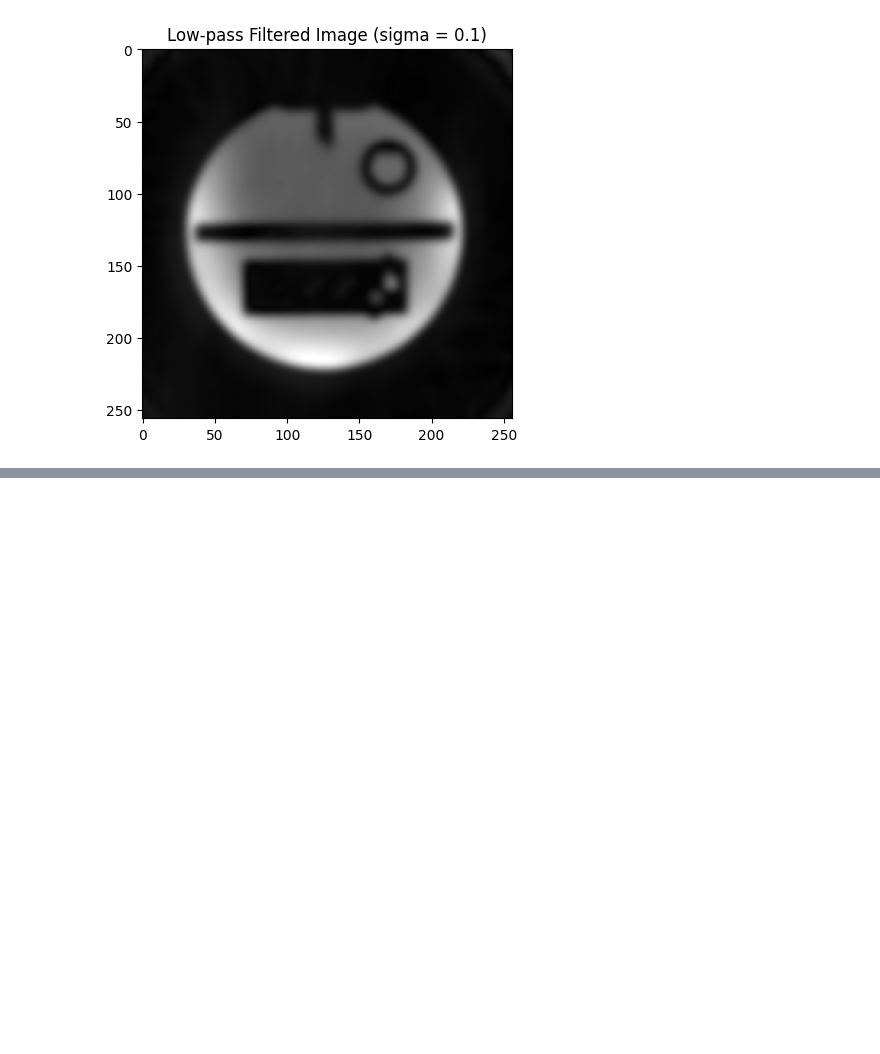
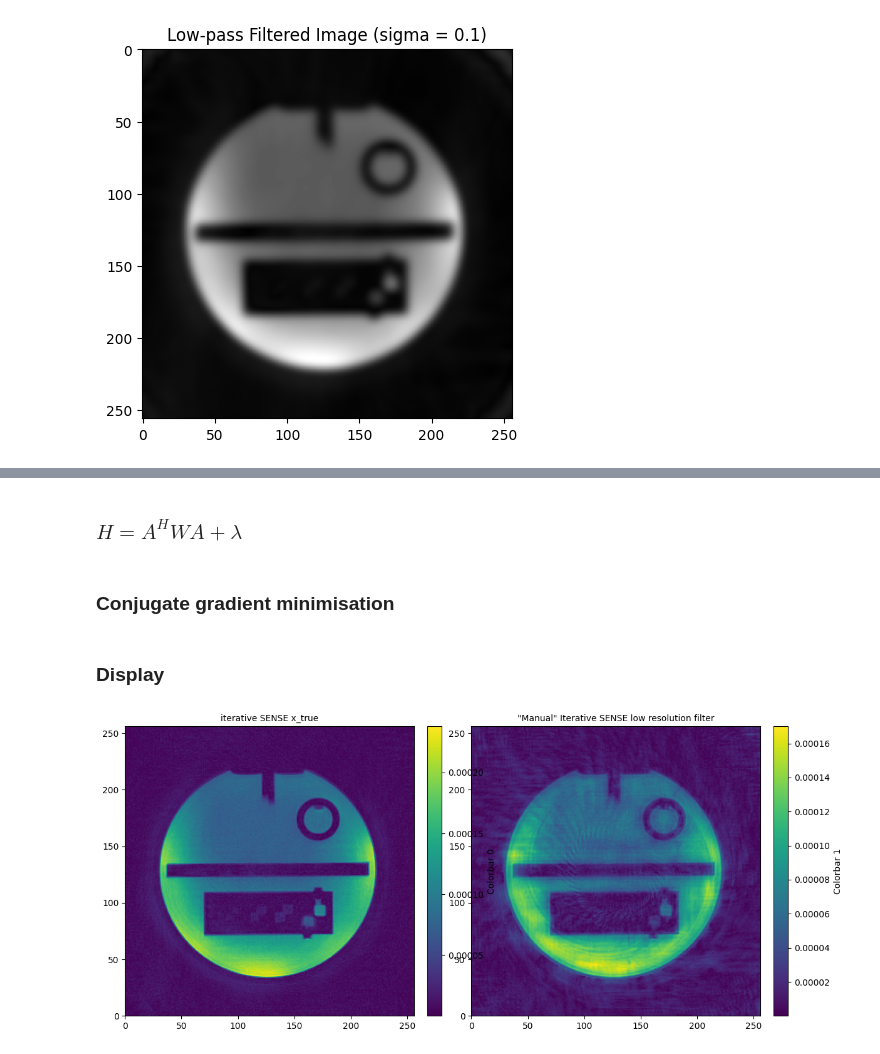
Before and after one commit to PTB-MR/mrpro, a Jupyter notebook: examples/iterative_sense_regularization.ipynb, the cells around one changed output, grey strips where cells are left out. Drawn from its saved outputs; the diff is of its cells as text; code cells hidden in the pictures; blank space fills up the shorter version.

```diff
--- a/examples/iterative_sense_regularization.ipynb
+++ b/examples/iterative_sense_regularization.ipynb
@@ -109,0 +154,3 @@ TypeError: Can't instantiate abstract class LambdaOp with abstract methods adjoi
+# %%
+# Calculate dcf using the trajectory
+dcf_operator = mrpro.data.DcfData.from_traj_voronoi(kdata_simulated_object_us.traj).as_operator()
@@ -109,0 +194,42 @@ TypeError: Can't instantiate abstract class LambdaOp with abstract methods adjoi
+# %%
+# Unpack the tuple and perform the subtraction
+acquisition_operator_result = acquisition_operator.H(dcf_operator(kdata_simulated_object_us.data)[0])[0]
+
+right_hand_side_low_res_filt= acquisition_operator_result + lamda * x_0_lowpass
+# %% [markdown]
+### $H = A^H W A + \lambda$
+# %%
+cg_operator_low_res_filt = acquisition_operator.H @ dcf_operator @ acquisition_operator + lambda_operator
+# %% [markdown]
+### Conjugate gradient minimisation
+# %%
+img_manual_low_res_filt = mrpro.algorithms.optimizers.cg(
+    cg_operator_low_res_filt, right_hand_side_low_res_filt, initial_value=right_hand_side_low_res_filt, max_iterations=4
+)
+# %% [markdown]
+### Display
+# %%
+# Display the reconstructed image with colorbars
+import matplotlib.pyplot as plt
+
+fig, ax = plt.subplots(1, 2, figsize=(12, 6))  # Increase the figure size
+cbar_width = 0.05  # Width of the colorbar
+spacing = 0.05  # Spacing between subplots
+
+# Adjust left and right margins to accommodate the colorbars
+plt.subplots_adjust(left=0.05, right=0.95, wspace=spacing, hspace=0.3)
+
+
+im0 = ax[0].imshow(torch.abs(x_true[0, 0, 0, :, :]), extent=[0, x_true.shape[-1], 0, x_true.shape[-2]])
+ax[0].set_title('iterative SENSE x_true', fontsize=10)
+cbar0 = fig.colorbar(im0, ax=ax[0], fraction=0.046, pad=0.04)
+cbar0.ax.set_ylabel('Colorbar 0')
+
+im1 = ax[1].imshow(torch.abs(img_manual_low_res_filt[0, 0, 0, :, :]), extent=[0, img_manual_low_res_filt.shape[-1], 0, img_manual_low_res_filt.shape[-2]])
+ax[1].set_title('"Manual" Iterative SENSE low resolution filter', fontsize=10)
+cbar3 = fig.colorbar(im1, ax=ax[1], fraction=0.046, pad=0.04)
+cbar3.ax.set_ylabel('Colorbar 1')
+
+plt.show()
+# %% [output]
+[figure, added]
```
Also changed, not shown: parts of 17 cells of this notebook, 17 other files.
